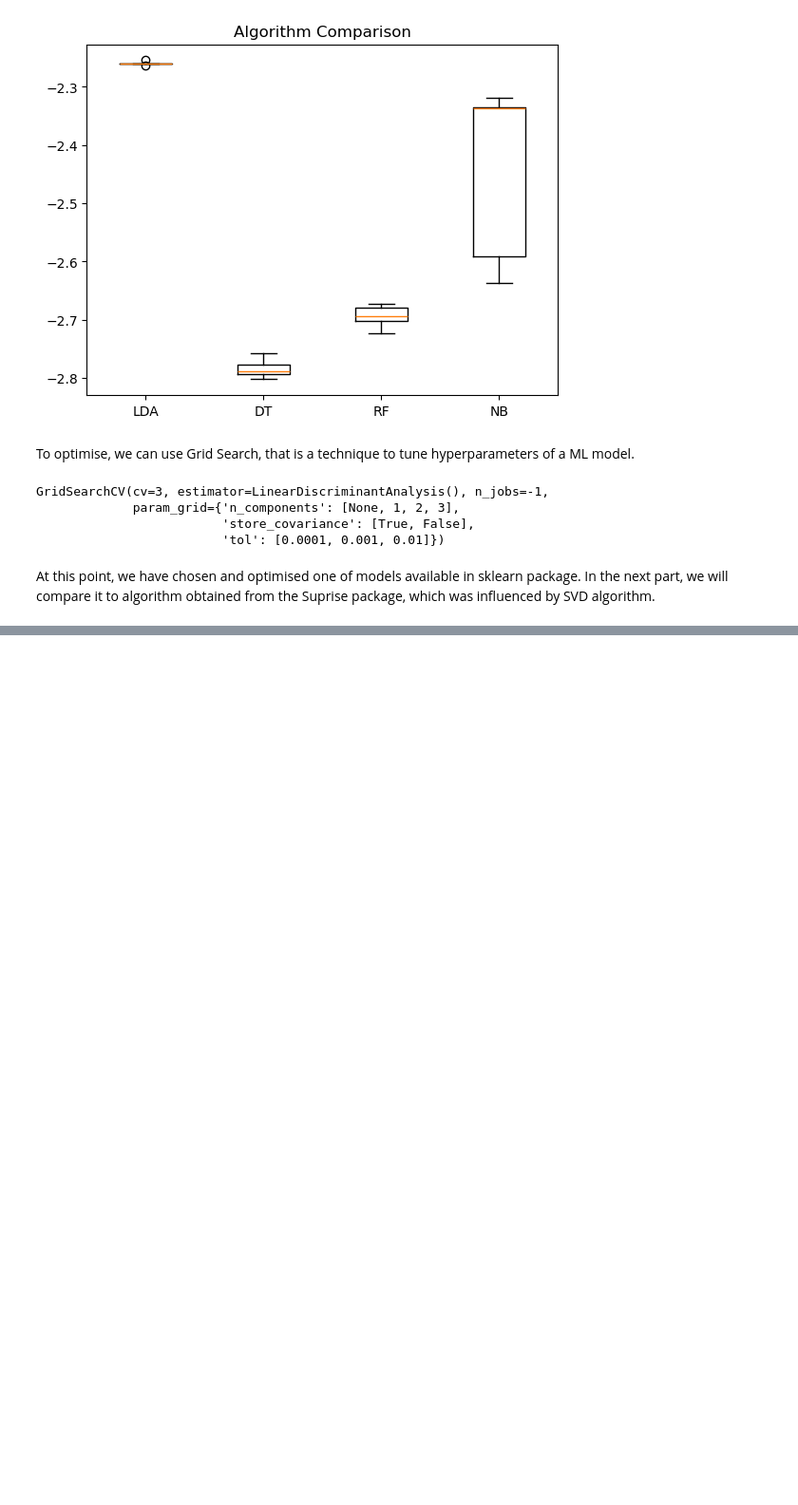
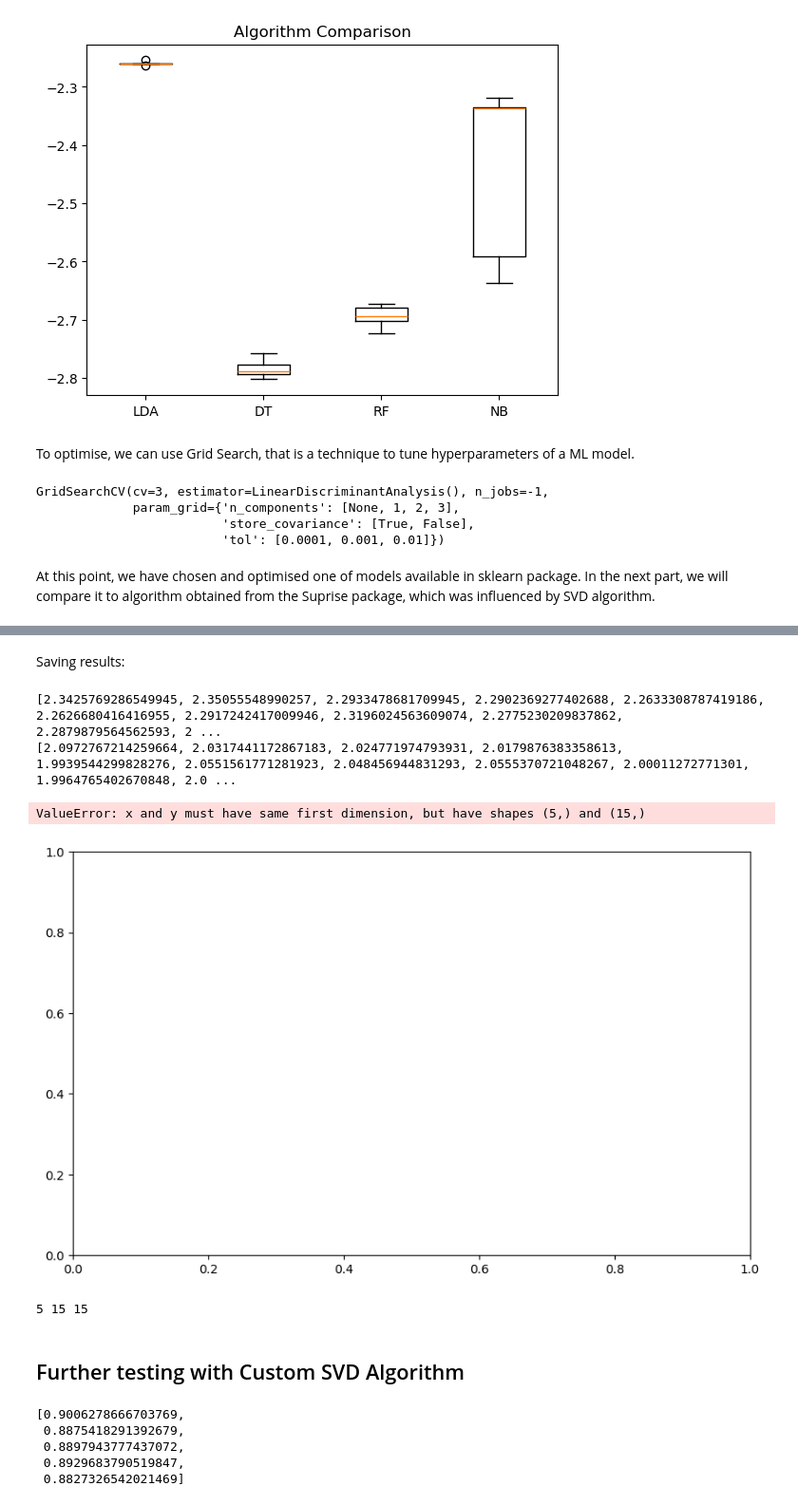
Before and after one commit to IC2020341/Capstone_Project, a Jupyter notebook: Jupyter Notebook/Capstone Project Jupyter Notebook.ipynb, the cells around one changed output, grey strips where cells are left out. Shown: that part at 95% size. Saved outputs shown, nothing was run; the diff lists cells and outputs as text; code cells hidden in the pictures; blank space fills up the shorter version.

Commit message:
Adding SVD algorithm and Test and Validation

```diff
--- a/Jupyter Notebook/Capstone Project Jupyter Notebook.ipynb
+++ b/Jupyter Notebook/Capstone Project Jupyter Notebook.ipynb
@@ -567,0 +747,10 @@ At this point, we have chosen and optimised one of models available in sklearn p
+# %%
+# try and see if svd-algo test results are available
+try:
+  with open('../results/algo_svd_rmse.txt', 'r') as file:
+    results = file.readline()
+    algo_svd_rmse = json.loads(results)
+except:
+  pass
+
+algo_svd_rmse
@@ -567,0 +768,24 @@ At this point, we have chosen and optimised one of models available in sklearn p
+# %%
+for size in sample_size:
+    sample_data = merged_sample[:size]
+    X = sample_data[columns_X]
+    y = sample_data["rating"]
+    X_train, X_test, y_train, y_test = train_test_split(X,y ,
+                                   random_state=104,
+                                   test_size=0.3,
+                                   shuffle=True)
+
+
+    model_sklearn = LinearDiscriminantAnalysis(**grid_search.best_params_)
+    m1_pred = model_sklearn.fit(X_train,y_train).predict(X_test)
+    mse_1 = mean_squared_error(y_test, m1_pred)
+    algo_sklearn_rmse.append(sqrt(mse_1))
+
+    X_test = X_test[["userId","movieId"]]
+    X_train = X_train[["userId","movieId"]]
+    model_svd = SVD()
+    m2_pred = model_svd.fit(X_train,y_train).predict(X_test)
+    mse_2 = mean_squared_error(y_test, m2_pred)
+    algo_svd_rmse.append(sqrt(mse_2))
+# %% [markdown]
+Saving results:
@@ -567,0 +797,28 @@ At this point, we have chosen and optimised one of models available in sklearn p
+# %%
+print(algo_sklearn_rmse)
+print(algo_svd_rmse)
+# %% [output]
+[2.3425769286549945, 2.35055548990257, 2.2933478681709945, 2.2902369277402688, 2.2633308787419186, 2.2626680416416955, 2.2917242417009946, 2.3196024563609074, 2.2775230209837862, 2.2879879564562593, 2 ...
+[2.0972767214259664, 2.0317441172867183, 2.024771974793931, 2.0179876383358613, 1.9939544299828276, 2.0551561771281923, 2.048456944831293, 2.0555370721048267, 2.00011272771301, 1.9964765402670848, 2.0 ...
+# %%
+plt.figure(figsize=(10, 6))
+
+plt.plot(sample_size, algo_sklearn_rmse, marker='o', label='Algorithm LDA')
+plt.plot(sample_size, algo_svd_rmse, marker='o', label='Algorithm SVD')
+
+plt.xlabel('Data Size')
+plt.ylabel('Root Mean Squared Error (RMSE)')
+plt.title('Comparison of Root Mean Squared Error between Algorithms across Different Data Sizes')
+plt.legend()
+plt.grid(True)
+
+plt.show()
+# %% [output]
+ValueError: x and y must have same first dimension, but have shapes (5,) and (15,)
+[figure, added]
+# %%
+print(len(sample_size), len(algo_sklearn_rmse), len(algo_svd_rmse))
+# %% [output]
+5 15 15
+# %% [markdown]
+## Further testing with Custom SVD Algorithm
@@ -567,0 +829,16 @@ At this point, we have chosen and optimised one of models available in sklearn p
+# %%
+# check if svd test results are available
+try:
+  with open('../results/svd_test_results.txt', 'r') as file:
+    results = file.readline()
+    svd_test_results = json.loads(results)
+except:
+  pass
+
+svd_test_results
+# %% [output]
+[0.9006278666703769,
+ 0.8875418291392679,
+ 0.8897943777437072,
+ 0.8929683790519847,
+ 0.8827326542021469]
```
Also changed, not shown: parts of 13 cells of this notebook.
